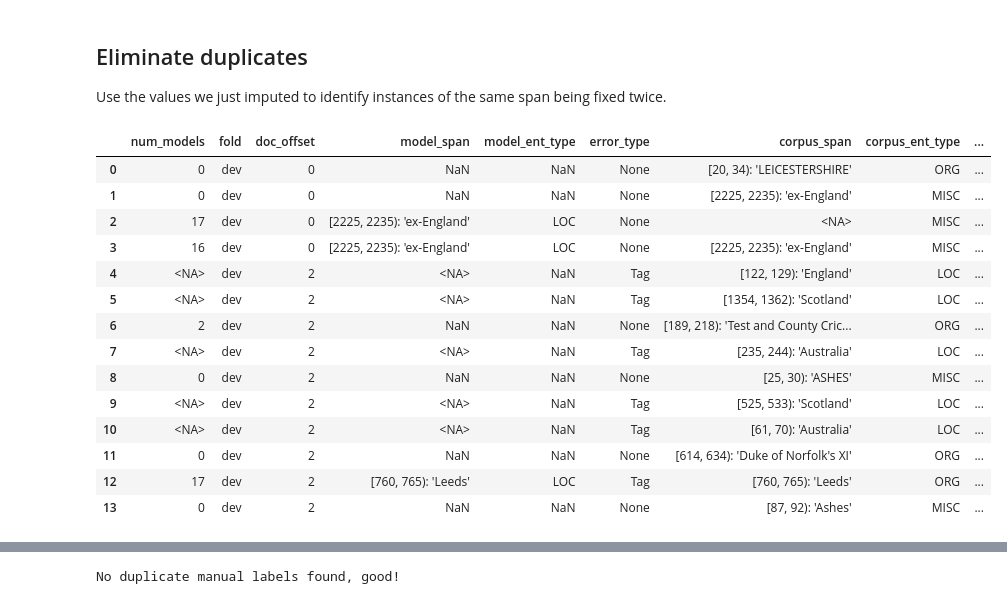
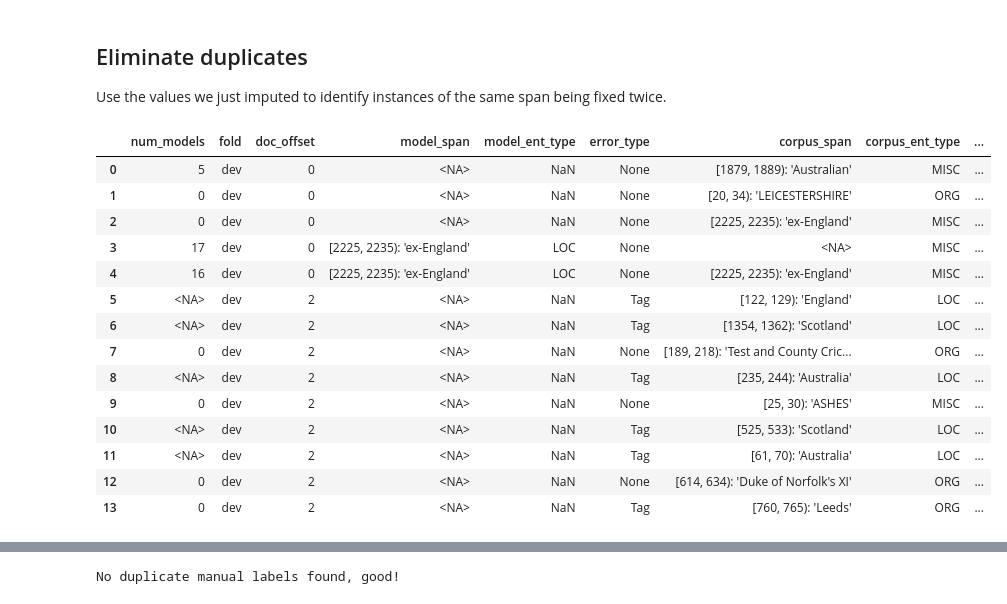
Before and after one commit to CODAIT/Identifying-Incorrect-Labels-In-CoNLL-2003, a Jupyter notebook: scripts/Label_Stats.ipynb, the cells around one changed output, grey strips where cells are left out. Saved outputs shown, nothing was run; the diff lists cells and outputs as text; code cells hidden in the pictures.

```diff
--- a/scripts/Label_Stats.ipynb
+++ b/scripts/Label_Stats.ipynb
@@ -258,6 +298,7 @@ conll_4_not_in_gold_full = infer_blanks_not_in_gold(conll_4_not_in_gold_df)
 
 conll_2_in_gold_full = infer_blanks_in_gold(conll_2_in_gold_df)
 conll_3_in_gold_full = infer_blanks_in_gold(conll_3_in_gold_df)
+conll_4_in_gold_full = infer_blanks_in_gold(conll_4_in_gold_df)
 # %%
 #check for data that cannot be used, due to mis-entering
 def find_bad_data(df):
@@ -317,7 +368,8 @@ def combine_eliminate_duplicate_entries(df_in_a, df_in_b, not_in_gold=False, cro
     #reorder to improve ease of reading
     ret.sort_values(by=["fold", "doc_offset","correct_span"], ignore_index = True, inplace=True)
 
-    if ~cross_subset:
+    #if ~cross_subset:
+    if not cross_subset:
         ret.loc[ret['dataset'] == 'both'] = fix_subset_entries(ret.loc[ret['dataset'] == 'both'])
     ret.fillna({'conll_2': False, 'conll_3': False, 'conll_4': False}, inplace=True)
     return ret
@@ -353,46 +405,50 @@ all_labels_conll_4_not_in_gold = clean_data(conll_4_not_in_gold_full)
 
 all_labels_conll_2_in_gold = clean_data(conll_2_in_gold_full)
 all_labels_conll_3_in_gold = clean_data(conll_3_in_gold_full)
+all_labels_conll_4_in_gold = clean_data(conll_4_in_gold_full)
 
 #move data to "number of models missing". This alows for more "apples to apples" comparisons
 all_labels_conll_2_not_in_gold["num_models_missing"] = (all_labels_conll_2_not_in_gold.num_models - 16) * -1  # number of models used
 all_labels_conll_3_not_in_gold["num_models_missing"] = (all_labels_conll_3_not_in_gold.num_models - 17) * -1  # number of models used
 all_labels_conll_4_not_in_gold["num_models_missing"] = (all_labels_conll_4_not_in_gold.num_models - 17) * -1  # number of models used
 all_labels_conll_2_in_gold ["num_models_missing"] = all_labels_conll_2_in_gold.num_models
 all_labels_conll_3_in_gold ["num_models_missing"] = all_labels_conll_3_in_gold.num_models
+all_labels_conll_4_in_gold ["num_models_missing"] = all_labels_conll_4_in_gold.num_models
 
 all_labels_conll_2_not_in_gold["agreeing_models"] = all_labels_conll_2_not_in_gold.num_models
-all_labels_conll_2_not_in_gold["agreeing_models"] = all_labels_conll_2_not_in_gold.num_models
-all_labels_conll_2_not_in_gold["agreeing_models"] = all_labels_conll_2_not_in_gold.num_models
+all_labels_conll_3_not_in_gold["agreeing_models"] = all_labels_conll_3_not_in_gold.num_models
+all_labels_conll_4_not_in_gold["agreeing_models"] = all_labels_conll_4_not_in_gold.num_models
 all_labels_conll_2_in_gold ["agreeing_models"] = 16 - all_labels_conll_2_in_gold.num_models
 all_labels_conll_3_in_gold ["agreeing_models"] = 17 - all_labels_conll_3_in_gold.num_models
+all_labels_conll_4_in_gold ["agreeing_models"] = 17 - all_labels_conll_4_in_gold.num_models
 
 #combine dataframes, and remove duplicates
 #Note: due to the scemantics involved duplicate entries will defer to the first of two sets entered
 
 # merge like subsets first
 all_labels_not_in_gold = combine_eliminate_duplicate_entries(all_labels_conll_2_not_in_gold, all_labels_conll_3_not_in_gold, not_in_gold=True)
 all_labels_not_in_gold = combine_eliminate_duplicate_entries(all_labels_not_in_gold, all_labels_conll_4_not_in_gold, not_in_gold=True)
 
 all_labels_in_gold = combine_eliminate_duplicate_entries(all_labels_conll_2_in_gold, all_labels_conll_3_in_gold)
+all_labels_in_gold = combine_eliminate_duplicate_entries(all_labels_in_gold, all_labels_conll_4_in_gold)
 
 # then merge between subsets
 all_labels = combine_eliminate_duplicate_entries(all_labels_not_in_gold, all_labels_in_gold, cross_subset=True)
 #display all_labels
 all_labels.head(14)
 # %% [output]
 |  | num_models | fold | doc_offset | model_span | model_ent_type | error_type | corpus_span | corpus_ent_type | ... |
-| 0 | 0 | dev | 0 | NaN | NaN | None | [20, 34): 'LEICESTERSHIRE' | ORG | ... |
-| 1 | 0 | dev | 0 | NaN | NaN | None | [2225, 2235): 'ex-England' | MISC | ... |
-| 2 | 17 | dev | 0 | [2225, 2235): 'ex-England' | LOC | None | <NA> | MISC | ... |
-| 3 | 16 | dev | 0 | [2225, 2235): 'ex-England' | LOC | None | [2225, 2235): 'ex-England' | MISC | ... |
-| 4 | <NA> | dev | 2 | <NA> | NaN | Tag | [122, 129): 'England' | LOC | ... |
-| 5 | <NA> | dev | 2 | <NA> | NaN | Tag | [1354, 1362): 'Scotland' | LOC | ... |
-| 6 | 2 | dev | 2 | NaN | NaN | None | [189, 218): 'Test and County Cric... | ORG | ... |
-| 7 | <NA> | dev | 2 | <NA> | NaN | Tag | [235, 244): 'Australia' | LOC | ... |
-| 8 | 0 | dev | 2 | NaN | NaN | None | [25, 30): 'ASHES' | MISC | ... |
-| 9 | <NA> | dev | 2 | <NA> | NaN | Tag | [525, 533): 'Scotland' | LOC | ... |
-| 10 | <NA> | dev | 2 | <NA> | NaN | Tag | [61, 70): 'Australia' | LOC | ... |
-| 11 | 0 | dev | 2 | NaN | NaN | None | [614, 634): 'Duke of Norfolk's XI' | ORG | ... |
-| 12 | 17 | dev | 2 | [760, 765): 'Leeds' | LOC | Tag | [760, 765): 'Leeds' | ORG | ... |
-| 13 | 0 | dev | 2 | NaN | NaN | None | [87, 92): 'Ashes' | MISC | ... |
+| 0 | 5 | dev | 0 | <NA> | NaN | None | [1879, 1889): 'Australian' | MISC | ... |
+| 1 | 0 | dev | 0 | <NA> | NaN | None | [20, 34): 'LEICESTERSHIRE' | ORG | ... |
+| 2 | 0 | dev | 0 | <NA> | NaN | None | [2225, 2235): 'ex-England' | MISC | ... |
+| 3 | 17 | dev | 0 | [2225, 2235): 'ex-England' | LOC | None | <NA> | MISC | ... |
+| 4 | 16 | dev | 0 | [2225, 2235): 'ex-England' | LOC | None | [2225, 2235): 'ex-England' | MISC | ... |
+| 5 | <NA> | dev | 2 | <NA> | NaN | Tag | [122, 129): 'England' | LOC | ... |
+| 6 | <NA> | dev | 2 | <NA> | NaN | Tag | [1354, 1362): 'Scotland' | LOC | ... |
+| 7 | 0 | dev | 2 | <NA> | NaN | None | [189, 218): 'Test and County Cric... | ORG | ... |
+| 8 | <NA> | dev | 2 | <NA> | NaN | Tag | [235, 244): 'Australia' | LOC | ... |
+| 9 | 0 | dev | 2 | <NA> | NaN | None | [25, 30): 'ASHES' | MISC | ... |
+| 10 | <NA> | dev | 2 | <NA> | NaN | Tag | [525, 533): 'Scotland' | LOC | ... |
+| 11 | <NA> | dev | 2 | <NA> | NaN | Tag | [61, 70): 'Australia' | LOC | ... |
+| 12 | 0 | dev | 2 | <NA> | NaN | None | [614, 634): 'Duke of Norfolk's XI' | ORG | ... |
+| 13 | 0 | dev | 2 | <NA> | NaN | Tag | [760, 765): 'Leeds' | ORG | ... |
```
Also changed, not shown: parts of 43 cells of this notebook, 27 other files.
